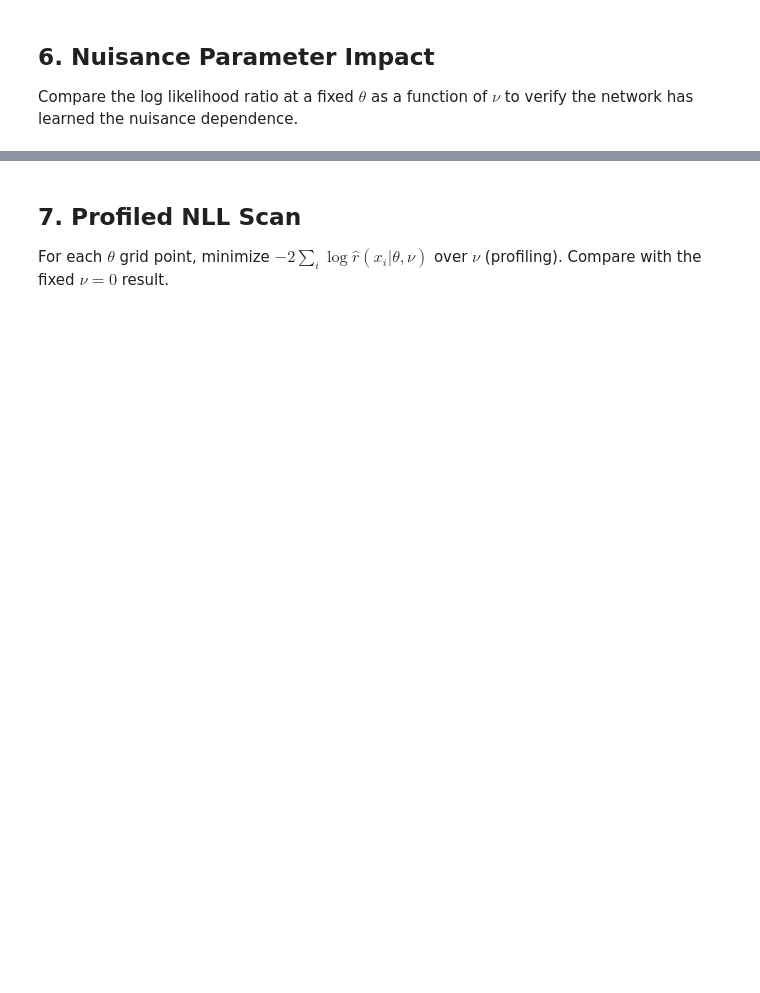
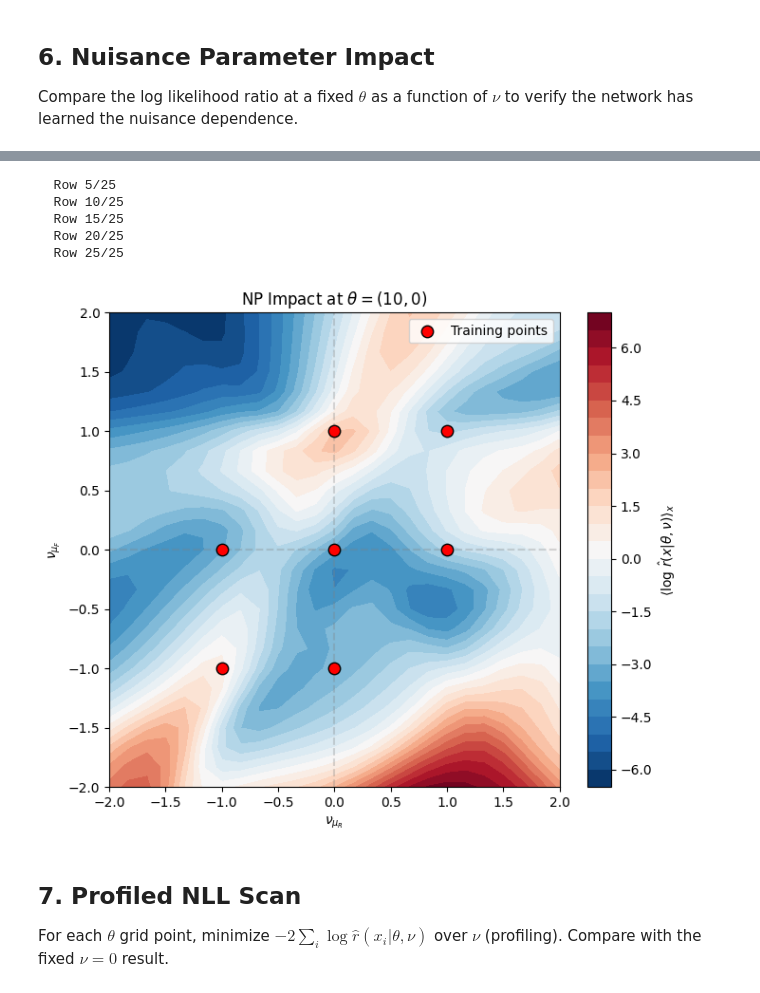
Before and after one commit to JaySandesara/madminer, a Jupyter notebook: examples/tutorial_particle_physics/semi_parametric_train_carl_nuisance.ipynb, the cells around one changed output, grey strips where cells are left out. Cells and saved outputs as stored; diff of their text form; code cells hidden in the pictures; blank space fills up the shorter version.

```diff
--- a/examples/tutorial_particle_physics/semi_parametric_train_carl_nuisance.ipynb
+++ b/examples/tutorial_particle_physics/semi_parametric_train_carl_nuisance.ipynb
@@ -281,3 +521,59 @@ plt.show()
+# %%
+# Pick a non-SM theta to see the effect
+theta_fixed = np.array([10.0, 0.0, 0.0, 0.0])  # CWL2, CPWL2, nu_muR, nu_muF
+
+# Load SM-distributed test events
+x_sm = np.load(f"{output_dir}/x_test.npy")
+y_test = np.load(f"{output_dir}/y_test.npy")
+sm_mask = (y_test.flatten() == 1)
+x_sm = x_sm[sm_mask][:500]
+del y_test
+
+# 2D scan over (nu_muR, nu_muF)
+n_nu_grid = 25
+nu_vals = np.linspace(-2, 2, n_nu_grid)
+nu_mur_grid, nu_muf_grid = np.meshgrid(nu_vals, nu_vals)
+
+mean_log_r_2d = np.zeros((n_nu_grid, n_nu_grid))
+
+for i in range(n_nu_grid):
+    for j in range(n_nu_grid):
+        theta_ext = theta_fixed.copy()
+        theta_ext[n_params:] = [nu_mur_grid[i, j], nu_muf_grid[i, j]]
+        theta_batch = np.tile(theta_ext, (len(x_sm), 1))
+
+        lr, _ = model.evaluate_log_likelihood_ratio(
+            x=x_sm, theta=theta_batch, test_all_combinations=False,
+        )
+        mean_log_r_2d[i, j] = lr.mean()
+    if (i + 1) % 5 == 0:
+        print(f"  Row {i+1}/{n_nu_grid}")
+
+# The 7 training points in 2D
+train_pts = np.array([
+    [0, 0], [1, 0], [-1, 0], [0, 1], [0, -1], [1, 1], [-1, -1],
+], dtype=float)
+
+fig, ax = plt.subplots(figsize=(7, 6))
+c = ax.contourf(nu_mur_grid, nu_muf_grid, mean_log_r_2d, levels=30, cmap="RdBu_r")
+plt.colorbar(c, ax=ax, label=r"$\langle \log\, \hat{r}(x|\theta,\nu) \rangle_x$")
+ax.scatter(train_pts[:, 0], train_pts[:, 1], c="red", s=80, zorder=5,
+           edgecolors="black", label="Training points")
+ax.set_xlabel(r"$\nu_{\mu_R}$")
+ax.set_ylabel(r"$\nu_{\mu_F}$")
+ax.set_title(rf"NP Impact at $\theta = ({theta_fixed[0]:.0f}, {theta_fixed[1]:.0f})$")
+ax.axhline(0, color="gray", ls="--", alpha=0.3)
+ax.axvline(0, color="gray", ls="--", alpha=0.3)
+ax.legend()
+plt.tight_layout()
+plt.show()
+# %% [output]
+  Row 5/25
+  Row 10/25
+  Row 15/25
+  Row 20/25
+  Row 25/25
+[figure, added]
 # %% [markdown]
 ## 7. Profiled NLL Scan
 
```
Also changed, not shown: parts of 15 cells of this notebook, 3 other files.
